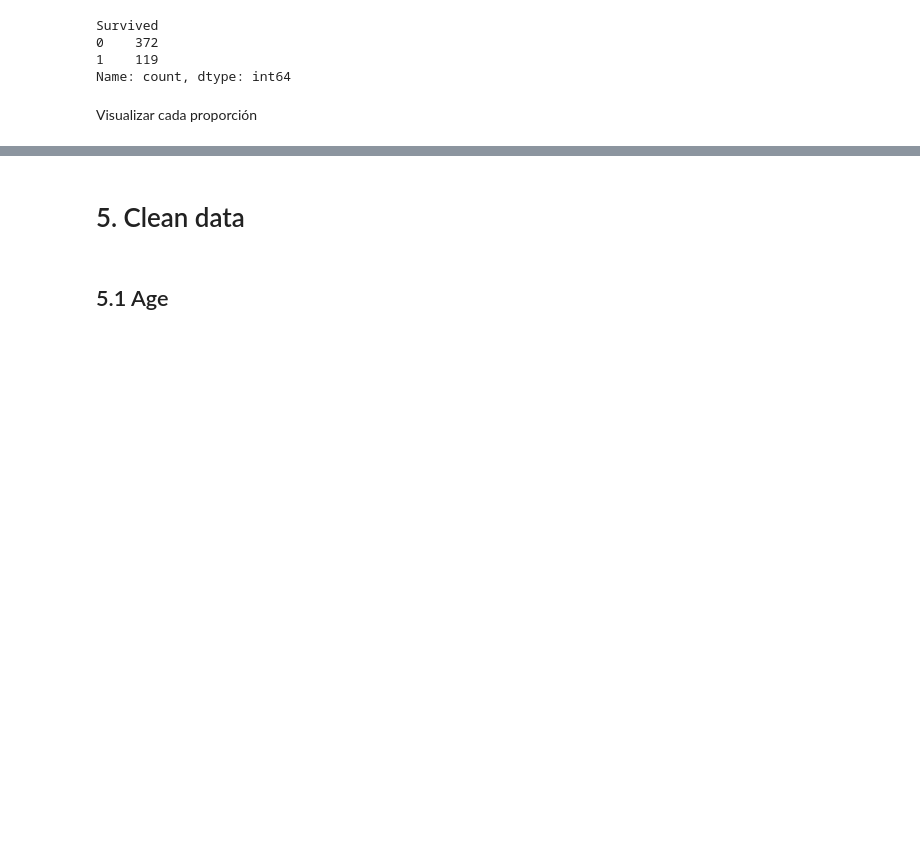
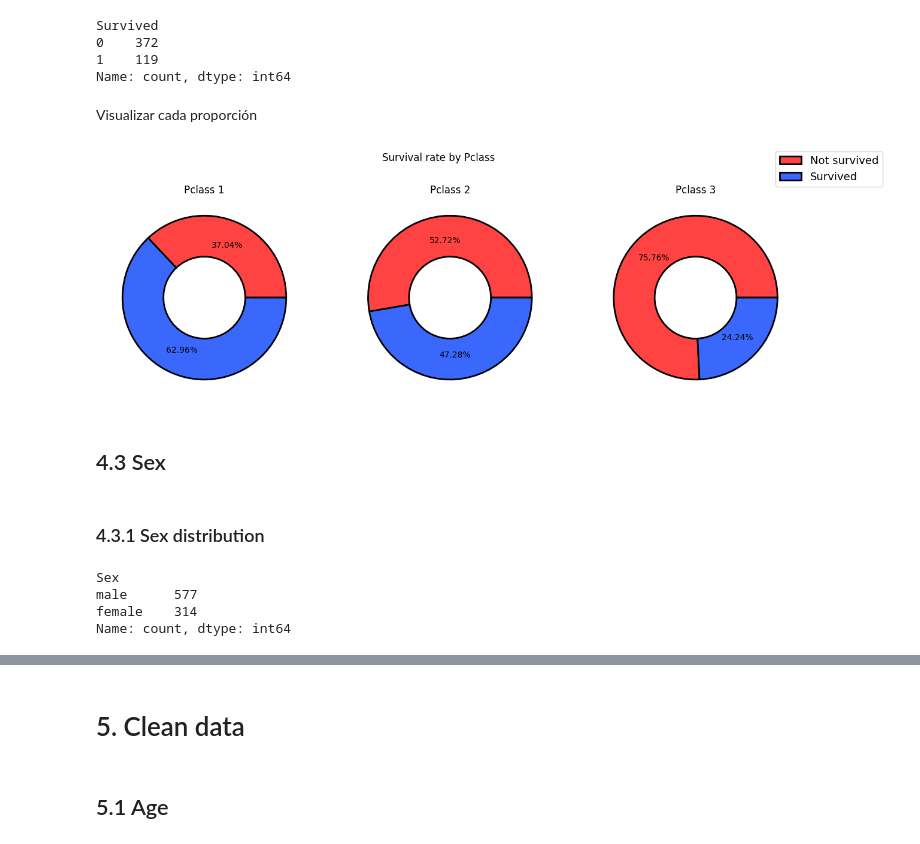
Before and after one commit to charligram/2_titanic, a Jupyter notebook: notebooks/01_EDA.ipynb, the cells around one changed output, grey strips where cells are left out. Saved outputs shown, nothing was run; the diff lists cells and outputs as text; code cells hidden in the pictures; blank space fills up the shorter version.

```diff
--- a/notebooks/01_EDA.ipynb
+++ b/notebooks/01_EDA.ipynb
@@ -164,8 +243,45 @@ Survived
 Name: count, dtype: int64
 # %% [markdown]
 Visualizar cada proporción
+# %%
+pclass_groups_data = [count_pclass_1, count_pclass_2, count_pclass_3]
+pclass_options = ['Pclass 1', 'Pclass 2', 'Pclass 3']
 # %%
 fig, ax = plt.subplots(nrows=1, ncols=3, figsize=(15, 5))
 
+# Iterar sobre cada grupo, obteniendo indice para el axes y nombre de la pclass (se hace reindex para ordenar la data en orden 0-1)
+for i, (data, pclass) in enumerate(zip(pclass_groups_data, pclass_options)):
+    data = data.reindex(SURVIVED_ORDER)
+    ax[i].pie(
+        data,
+        colors=SURVIVED_COLORS,
+        autopct='%1.2f%%',
+        wedgeprops={
+            'width': 0.5,
+            'edgecolor': 'black',
+            'linewidth': 2
+        },
+        pctdistance=0.7,
+    )
+    ax[i].set_title(pclass, pad=-50)
 
-for i,
+fig.legend(SURVIVED_ORDER_STR, fontsize='13')
+
+fig.suptitle('Survival rate by Pclass')
+
+plt.savefig(FIGURES_PATH / '03_survival_rate_by_pclass', bbox_inches='tight')
+plt.show()
+# %% [output]
+[figure, added]
+# %% [markdown]
+## 4.3 Sex
+# %% [markdown]
+### 4.3.1 Sex distribution
+# %%
+count_sex = df['Sex'].value_counts()
+count_sex
+# %% [output]
+Sex
+male      577
+female    314
+Name: count, dtype: int64
```
Also changed, not shown: parts of 48 cells of this notebook, 9 other files.
